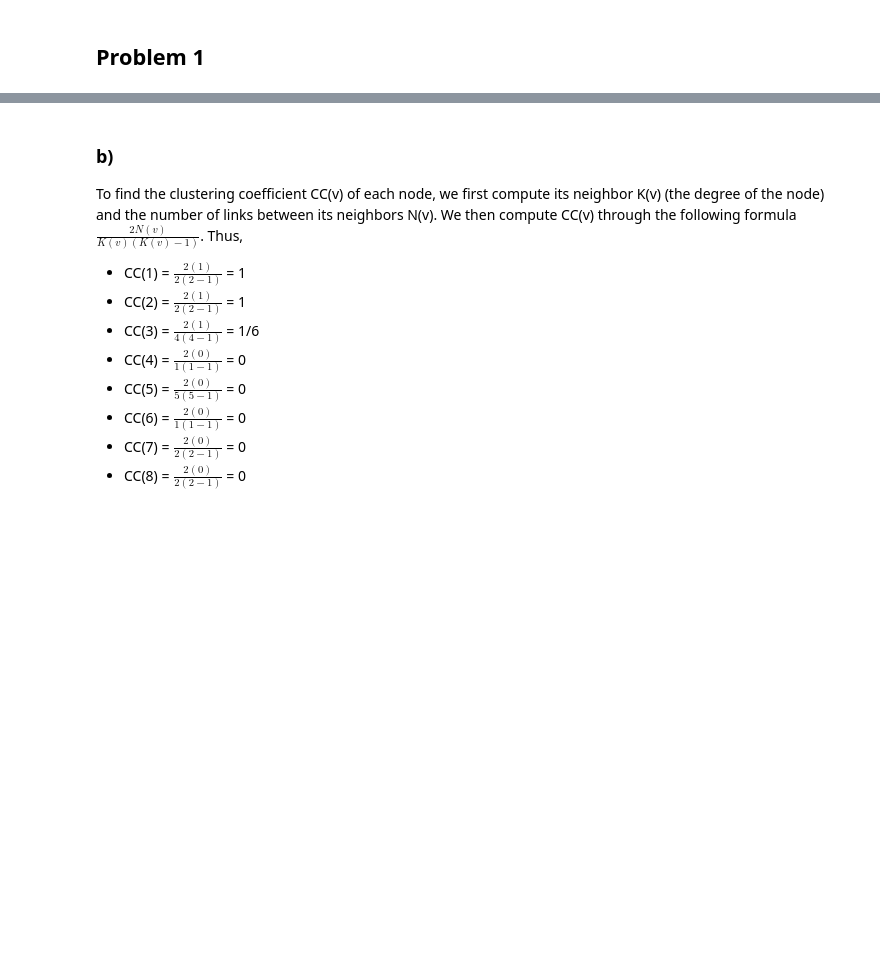
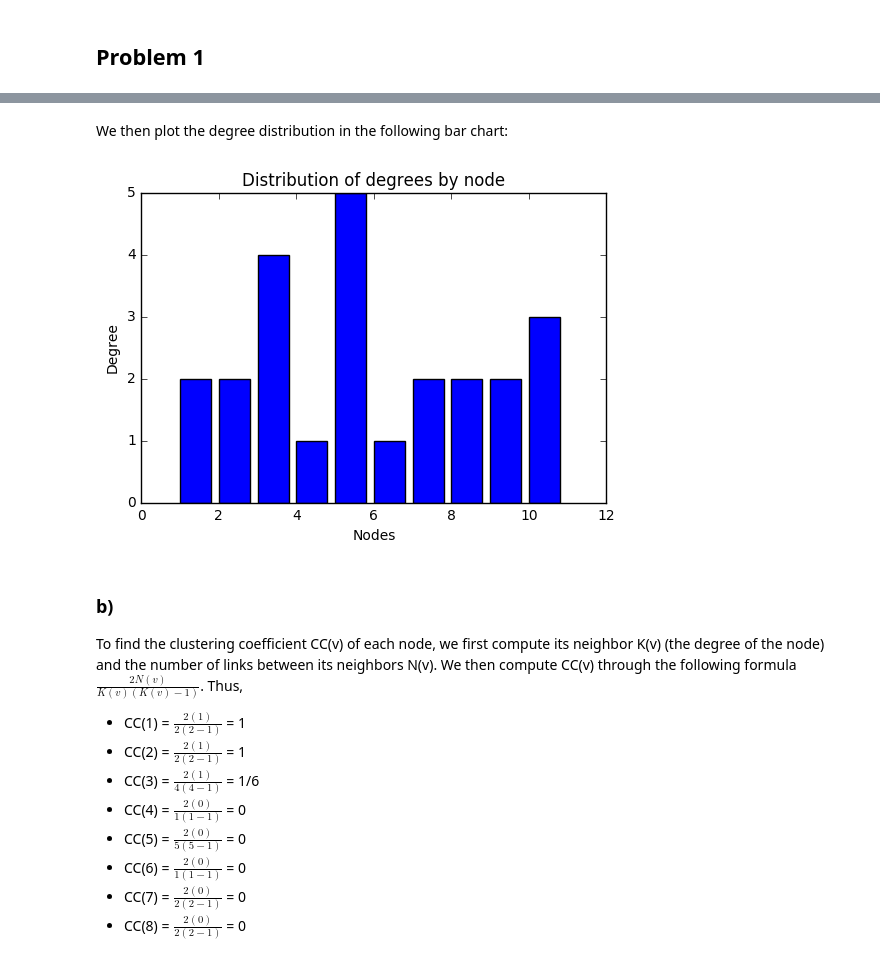
Before and after one commit to drosbcn/Networks, a Jupyter notebook: homework_1.ipynb, the cells around one changed output, grey strips where cells are left out. Drawn from its saved outputs; the diff is of its cells as text; code cells hidden in the pictures; blank space fills up the shorter version.

```diff
--- a/homework_1.ipynb
+++ b/homework_1.ipynb
@@ -57,3 +156,16 @@ Degree and plot of network:
+# %% [markdown]
+We then plot the degree distribution in the following bar chart:
+# %%
+x = G.nodes()
+y = [len(G.neighbors(x)) for x in G.nodes()]
+
+plt.bar(x, y)
+plt.title("Distribution of degrees by node")
+plt.xlabel("Nodes")
+plt.ylabel("Degree")
+plt.show()
+# %% [output]
+[figure, added]
 # %% [markdown]
 ### b)
 To find the clustering coefficient CC(v) of each node, we first compute its neighbor K(v) (the degree  of the node) and the number of links between its neighbors N(v). We then compute CC(v) through the following formula $\frac{2N(v)}{K(v)(K(v)-1)}$. Thus,
```
Also changed, not shown: parts of 20 cells of this notebook.
